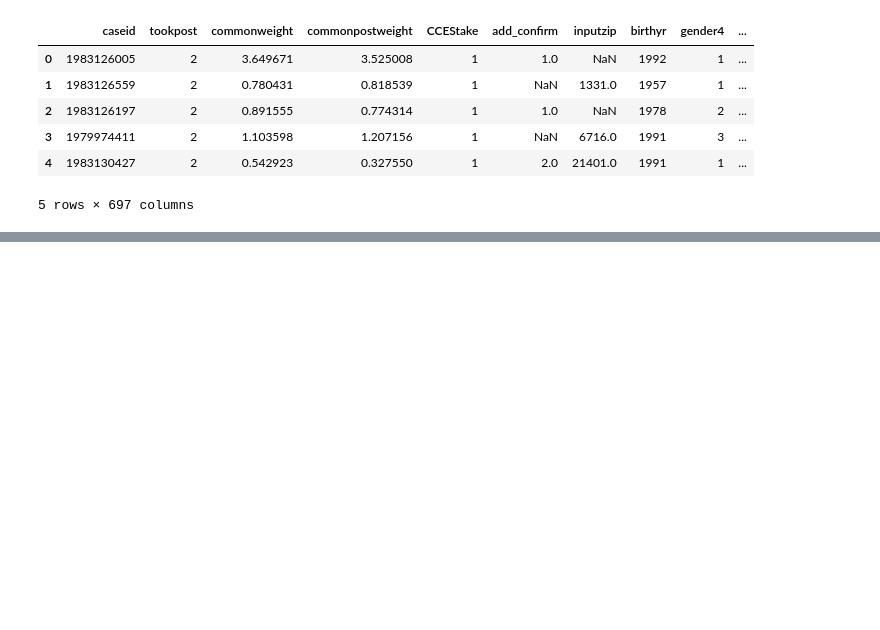
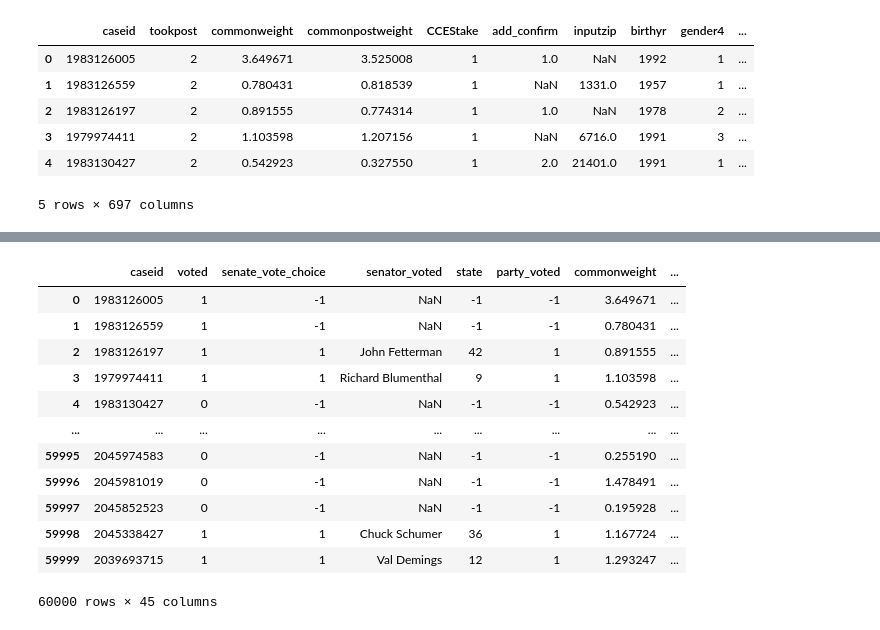
Before and after one commit to macs30200-s23/replication-materials-yuanninghuang, a Jupyter notebook: draft.ipynb, the cells around one changed output, grey strips where cells are left out. Cells and saved outputs as stored; diff of their text form; code cells hidden in the pictures; blank space fills up the shorter version.

```diff
--- a/draft.ipynb
+++ b/draft.ipynb
@@ -146,0 +219,14 @@ plt.show()
+# %%
+#create a dataframe to store candidate information
+candidate_df = new_df[['senator_voted', 'state', 'party_voted']].groupby('senator_voted').first().reset_index()
+candidate_df.columns = ['senator', 'state', 'party']
+
+#import candidates endorsed by trump
+trump_endorsement = pd.read_csv('trump_endorsement.csv', skiprows=1, header=None)
+trump_endorsement.columns = ['endorsed_senator']
+
+#create new column about trump endorsement
+candidate_df['trump_endorsement'] = candidate_df['senator'].isin(trump_endorsement['endorsed_senator']).astype(int)
+
+#create new columns the store the scores of each candidate
+store_scores(candidate_df)
@@ -146,0 +249,37 @@ plt.show()
+# %%
+# Select only the required columns for aggregation
+agg_columns = candidate_df[['state', 'party', 'social_score', 'economic_score', 'trump_endorsement']]
+
+# Convert 'social_score' and 'economic_score' to numeric data types
+candidate_df['social_score'] = pd.to_numeric(candidate_df['social_score'], errors='coerce')
+candidate_df['economic_score'] = pd.to_numeric(candidate_df['economic_score'], errors='coerce')
+
+# Group by 'state' and 'party' and calculate the mean 'social_score', 'economic_score', and 'trump_endorsement' for each group
+state_level_agg = candidate_df.groupby(['state', 'party']).agg({
+    'social_score': 'mean',
+    'economic_score': 'mean',
+    'trump_endorsement': lambda x: x.astype(int).mean()
+}).reset_index()
+
+# Merge
+merged_df = new_df.merge(state_level_agg, how='left', left_on=['state', 'party_voted'], right_on=['state', 'party'])
+
+# Drop the 'party' column since it is not needed anymore
+merged_df.drop('party', axis=1, inplace=True)
+
+# Display the updated dataframe
+merged_df
+# %% [output]
+|  | caseid | voted | senate_vote_choice | senator_voted | state | party_voted | commonweight | ... |
+| 0 | 1983126005 | 1 | -1 | NaN | -1 | -1 | 3.649671 | ... |
+| 1 | 1983126559 | 1 | -1 | NaN | -1 | -1 | 0.780431 | ... |
+| 2 | 1983126197 | 1 | 1 | John Fetterman | 42 | 1 | 0.891555 | ... |
+| 3 | 1979974411 | 1 | 1 | Richard Blumenthal | 9 | 1 | 1.103598 | ... |
+| 4 | 1983130427 | 0 | -1 | NaN | -1 | -1 | 0.542923 | ... |
+| ... | ... | ... | ... | ... | ... | ... | ... | ... |
+| 59995 | 2045974583 | 0 | -1 | NaN | -1 | -1 | 0.255190 | ... |
+| 59996 | 2045981019 | 0 | -1 | NaN | -1 | -1 | 1.478491 | ... |
+| 59997 | 2045852523 | 0 | -1 | NaN | -1 | -1 | 0.195928 | ... |
+| 59998 | 2045338427 | 1 | 1 | Chuck Schumer | 36 | 1 | 1.167724 | ... |
+| 59999 | 2039693715 | 1 | 1 | Val Demings | 12 | 1 | 1.293247 | ... |
+60000 rows × 45 columns
```
Also changed, not shown: parts of 16 cells of this notebook, 2 other files.
